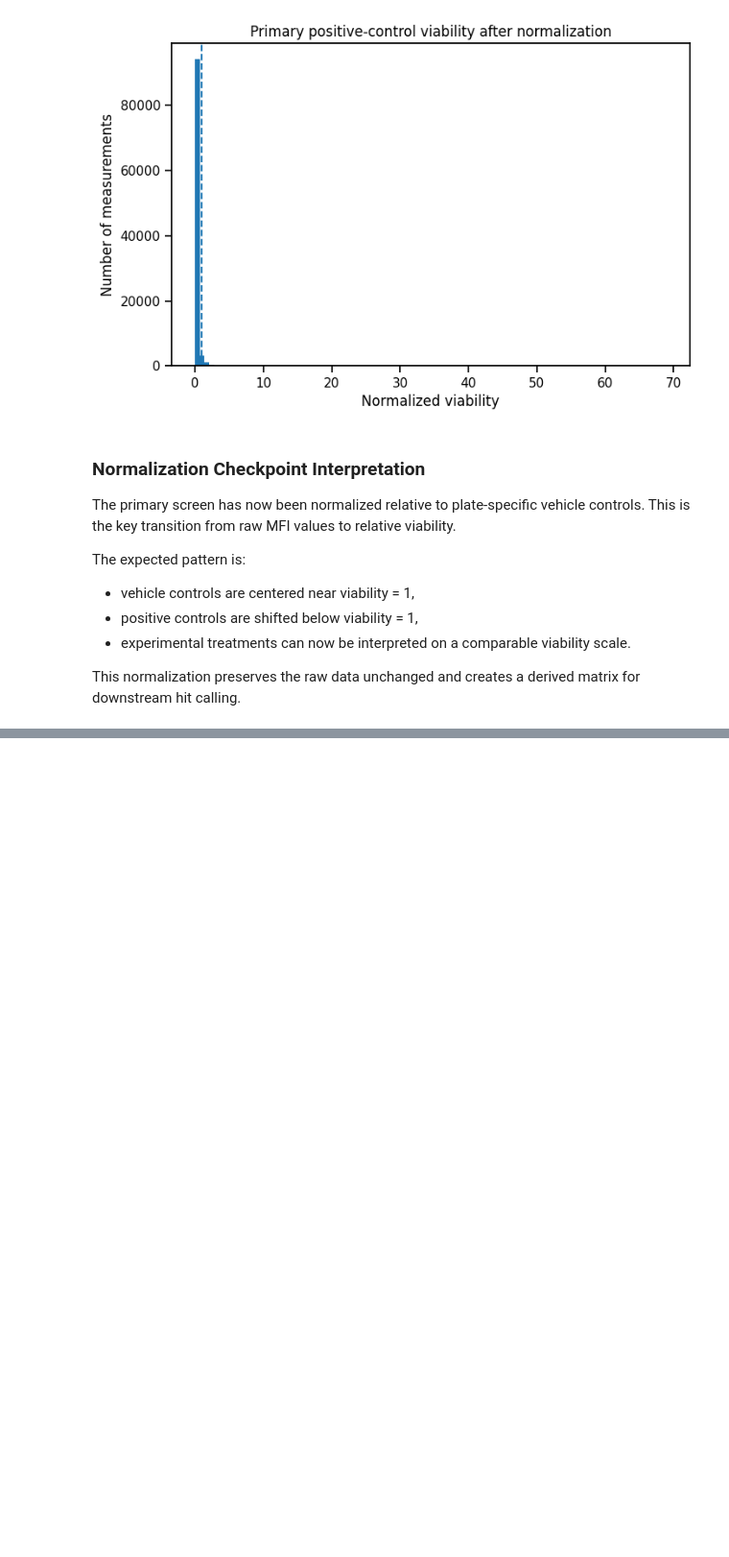
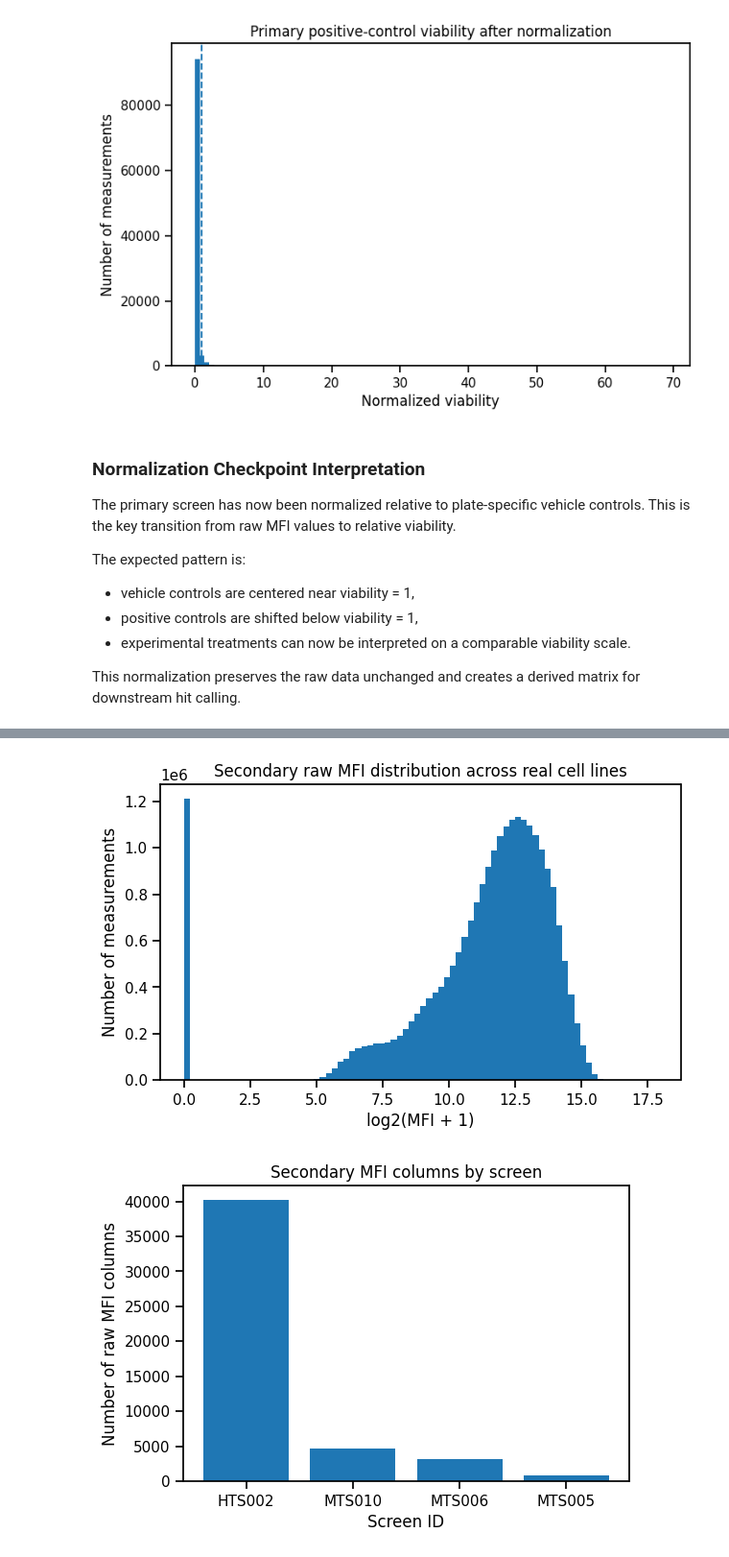
Before and after one commit to shashankshrishrimal-source/Code-for-assignment, a Jupyter notebook: notebooks/prism_repurposing_analysis.ipynb, the cells around one changed output, grey strips where cells are left out. Shown at 96% size. Saved outputs shown, nothing was run; the diff lists cells and outputs as text; code cells hidden in the pictures; blank space fills up the shorter version.

```diff
--- a/notebooks/prism_repurposing_analysis.ipynb
+++ b/notebooks/prism_repurposing_analysis.ipynb
@@ -1830,0 +4695,26 @@ This normalization preserves the raw data unchanged and creates a derived matrix
+# %%
+# Plot secondary raw MFI QC summaries
+
+import matplotlib.pyplot as plt
+import numpy as np
+
+secondary_log2_mfi_real = np.log2(secondary_mfi_real + 1)
+
+plt.figure(figsize=(7, 4))
+plt.hist(secondary_log2_mfi_real.stack(), bins=80)
+plt.xlabel("log2(MFI + 1)")
+plt.ylabel("Number of measurements")
+plt.title("Secondary raw MFI distribution across real cell lines")
+plt.show()
+
+screen_counts = secondary_mfi_column_qc["screen_id_from_mfi"].value_counts()
+
+plt.figure(figsize=(6, 4))
+plt.bar(screen_counts.index, screen_counts.values)
+plt.xlabel("Screen ID")
+plt.ylabel("Number of raw MFI columns")
+plt.title("Secondary MFI columns by screen")
+plt.show()
+# %% [output]
+[figure, added]
+[figure, added]
```
Also changed, not shown: parts of 88 cells of this notebook.
